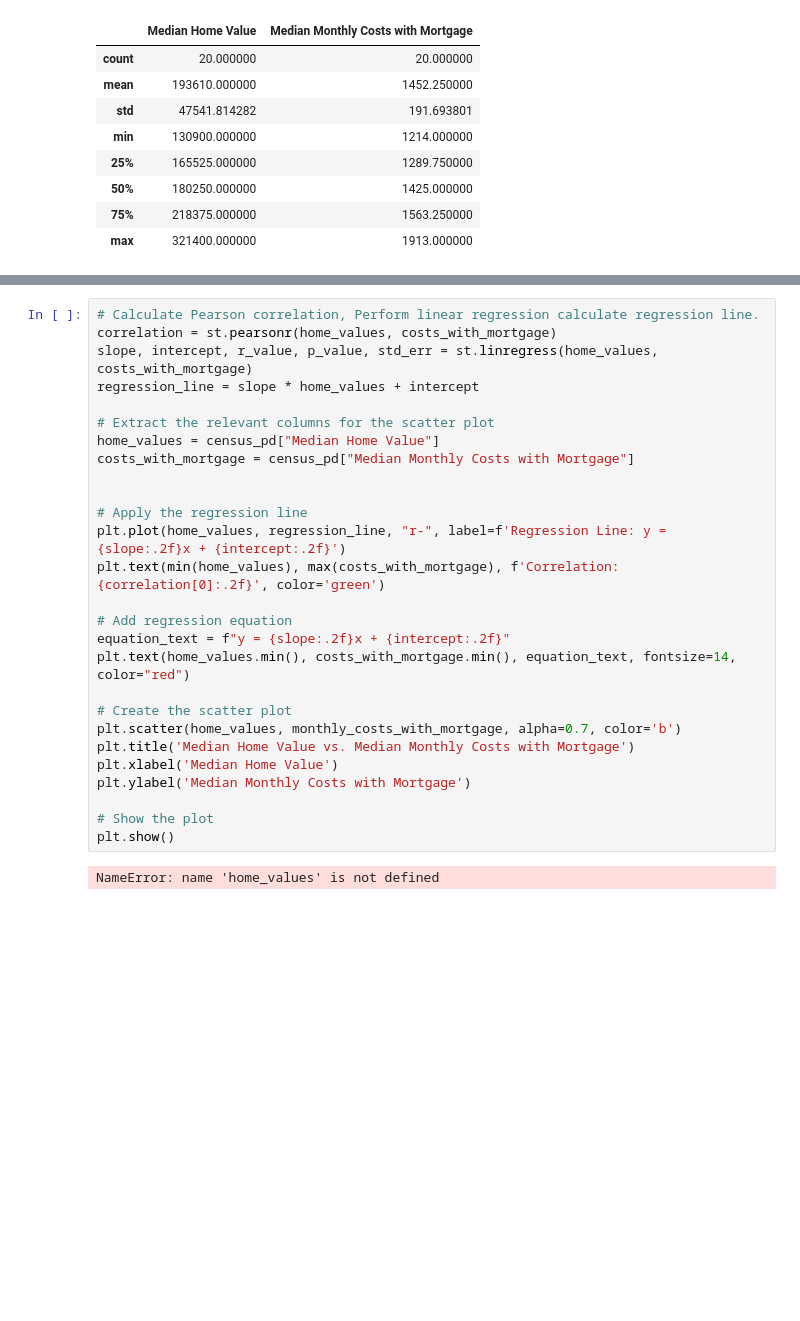
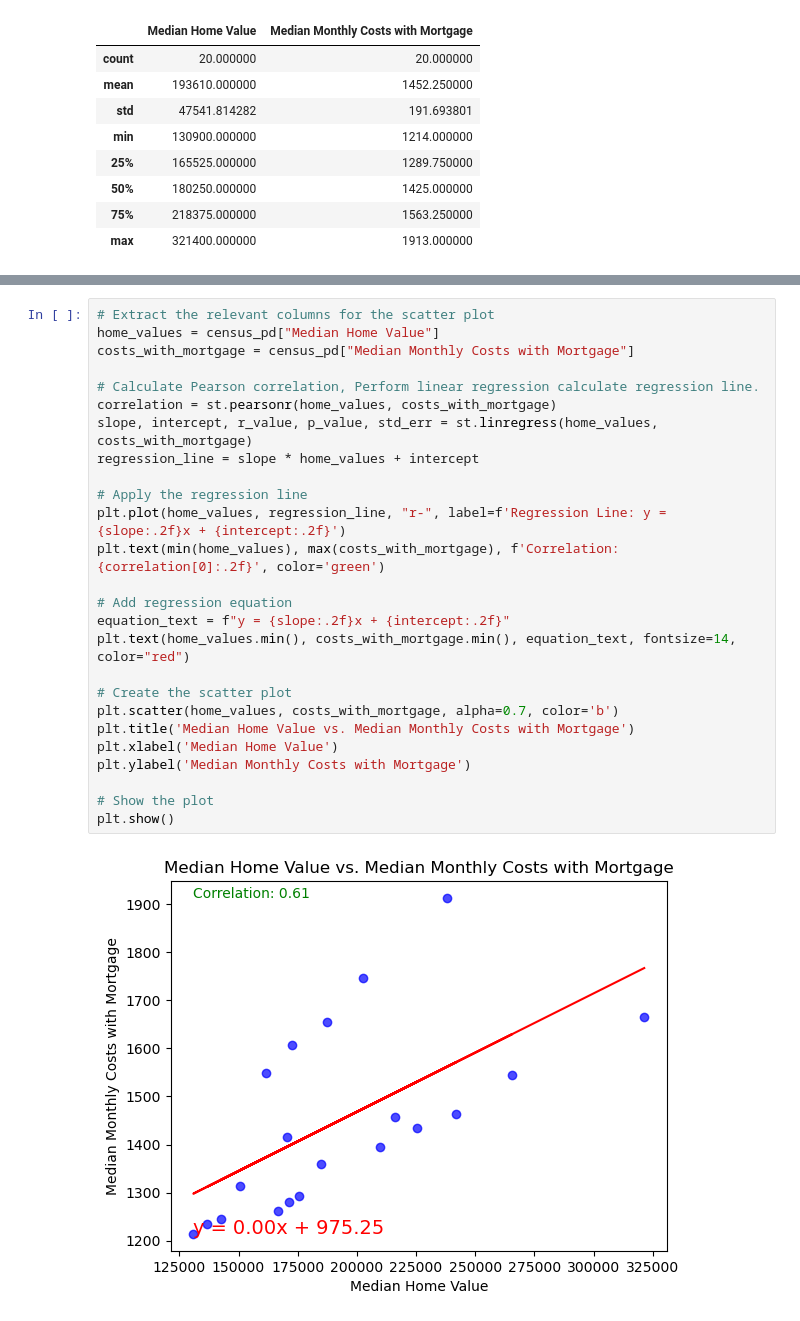
Before and after one commit to cmhillm75/US-Housing-Trends, a Jupyter notebook: Southwest.ipynb, the cells around one changed output, grey strips where cells are left out. Drawn from its saved outputs; the diff is of its cells as text; blank space fills up the shorter version.

```diff
--- a/Southwest.ipynb
+++ b/Southwest.ipynb
@@ -343,32 +325,31 @@ NameError: name 'costs_with_mortgage' is not defined
 # %%
+# Extract the relevant columns for the scatter plot
+home_values = census_pd["Median Home Value"]
+costs_with_mortgage = census_pd["Median Monthly Costs with Mortgage"]
+
 # Calculate Pearson correlation, Perform linear regression calculate regression line.
 correlation = st.pearsonr(home_values, costs_with_mortgage)
 slope, intercept, r_value, p_value, std_err = st.linregress(home_values, costs_with_mortgage)
 regression_line = slope * home_values + intercept
-
-# Extract the relevant columns for the scatter plot
-home_values = census_pd["Median Home Value"]
-costs_with_mortgage = census_pd["Median Monthly Costs with Mortgage"]
-
 
 # Apply the regression line
 plt.plot(home_values, regression_line, "r-", label=f'Regression Line: y = {slope:.2f}x + {intercept:.2f}')
 plt.text(min(home_values), max(costs_with_mortgage), f'Correlation: {correlation[0]:.2f}', color='green')
 
 # Add regression equation
 equation_text = f"y = {slope:.2f}x + {intercept:.2f}"
 plt.text(home_values.min(), costs_with_mortgage.min(), equation_text, fontsize=14, color="red")
 
 # Create the scatter plot
-plt.scatter(home_values, monthly_costs_with_mortgage, alpha=0.7, color='b')
+plt.scatter(home_values, costs_with_mortgage, alpha=0.7, color='b')
 plt.title('Median Home Value vs. Median Monthly Costs with Mortgage')
 plt.xlabel('Median Home Value')
 plt.ylabel('Median Monthly Costs with Mortgage')
 
 # Show the plot
 plt.show()
 # %% [output]
-NameError: name 'home_values' is not defined
+[figure, added]
 # %%
 census_pd[["Median Home Value", "Median Monthly Costs without Mortgage"]].describe()
 # %% [output]
```
Also changed, not shown: parts of 18 cells of this notebook.
